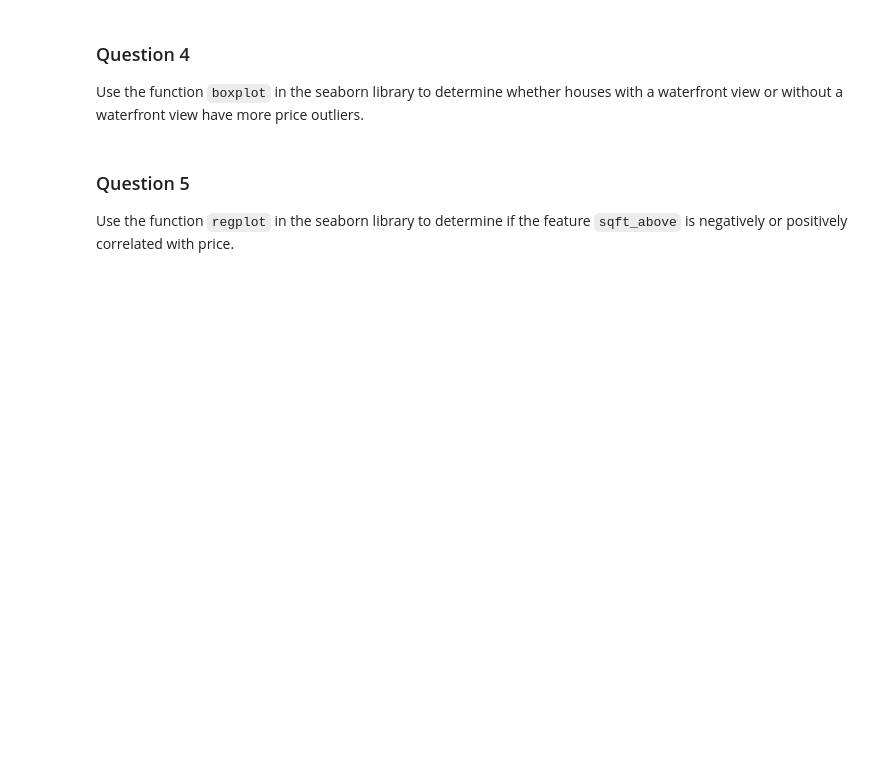
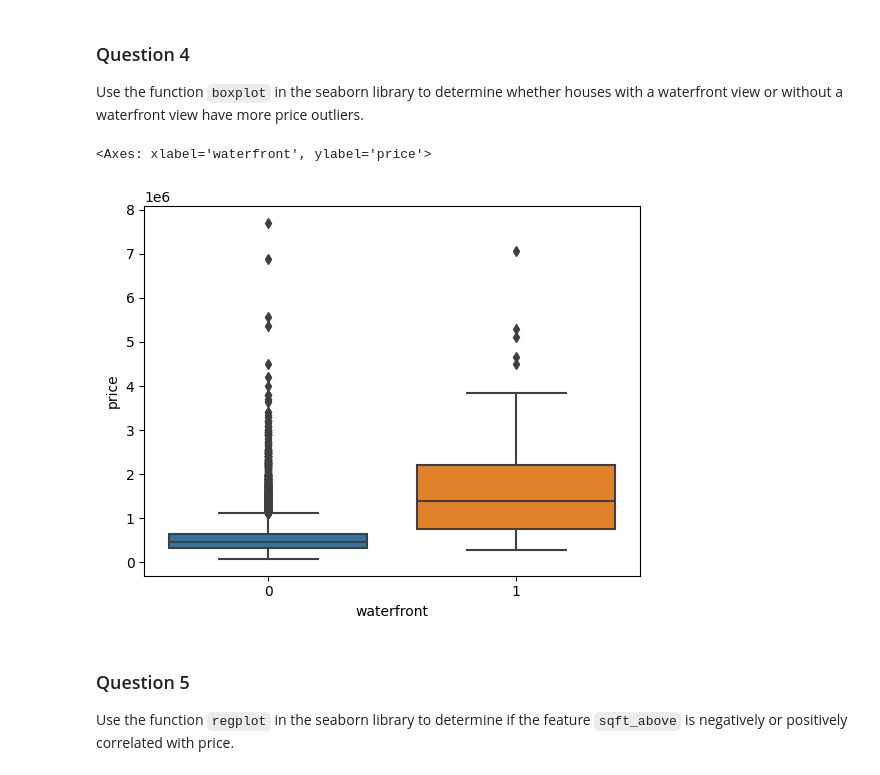
Before and after one commit to xandernoob/IBM_DataScience, a Jupyter notebook: Data Analysis with Python/House_Sales_in_King_Count_USA.ipynb, the cells around one changed output. Cells and saved outputs as stored; diff of their text form; code cells hidden in the pictures; blank space fills up the shorter version.

Commit message:
Data Analysis Assignment

```diff
--- a/Data Analysis with Python/House_Sales_in_King_Count_USA.ipynb
+++ b/Data Analysis with Python/House_Sales_in_King_Count_USA.ipynb
@@ -71,3 +87,7 @@ df.head()
 ### Question 1
 
 Display the data types of each column using the function dtypes, then take a screenshot and submit it, include your code in the image.
+# %%
+df=pd.read_csv(file_name)
+
+print(df.dtypes)
@@ -81,3 +130,6 @@ df.describe()
 ### Question 2
 
 Drop the columns <code>"id"</code>  and <code>"Unnamed: 0"</code> from axis 1 using the method <code>drop()</code>, then use the method <code>describe()</code> to obtain a statistical summary of the data. Take a screenshot and submit it, make sure the <code>inplace</code> parameter is set to <code>True</code>
+# %%
+df.drop(["id", "Unnamed: 0"], axis=1, inplace=True)
+df.describe()
@@ -109,6 +189,11 @@ Use the method <code>value_counts</code> to count the number of houses with uniq
 ### Question 4
 
 Use the function <code>boxplot</code> in the seaborn library  to  determine whether houses with a waterfront view or without a waterfront view have more price outliers.
+# %%
+sns.boxplot(x="waterfront", y="price", data=df)
+# %% [output]
+<Axes: xlabel='waterfront', ylabel='price'>
+[figure, added]
 # %% [markdown]
 ### Question 5
 
```
Also changed, not shown: parts of 18 cells of this notebook, 1 other file.
